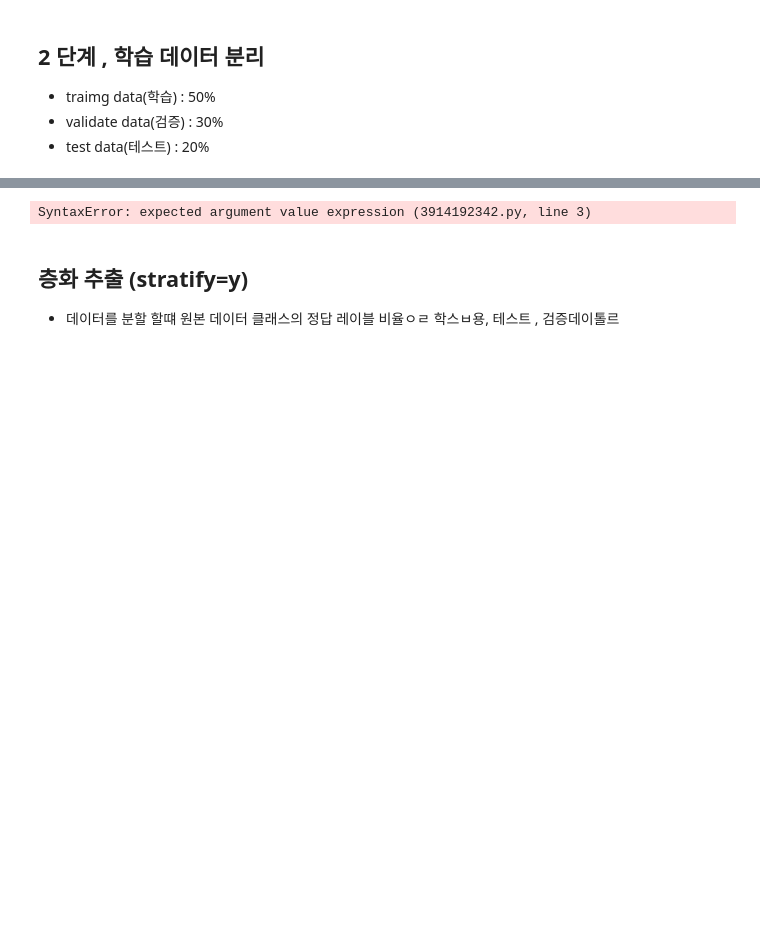
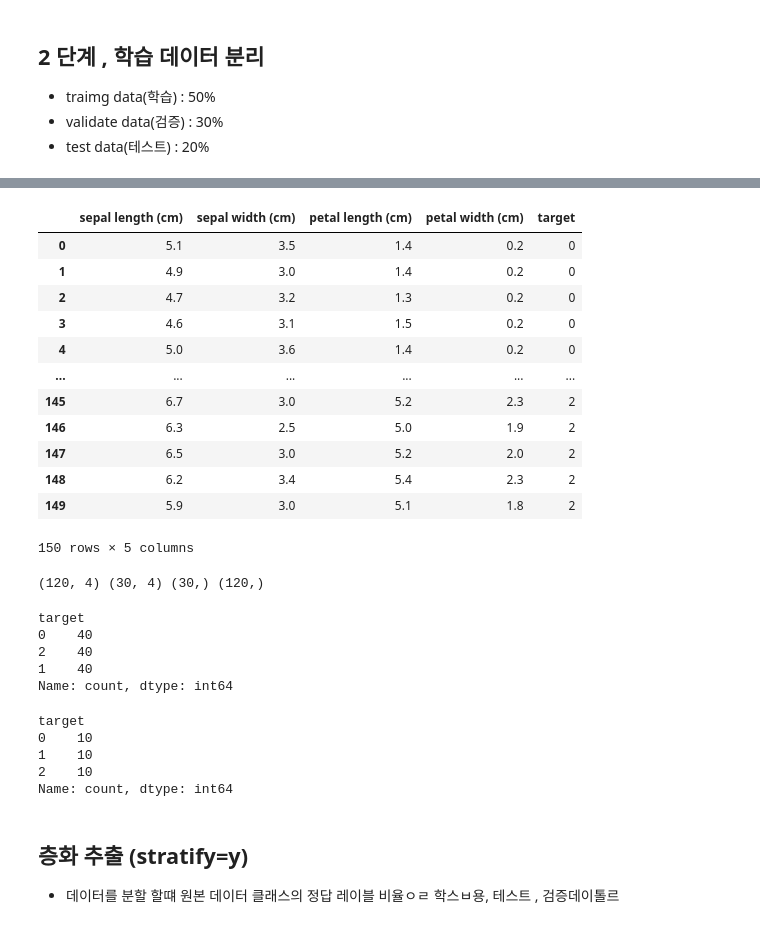
Before and after one commit to LEE0202020/study, a Jupyter notebook: 2. SVM(분류).ipynb, the cells around one changed output, grey strips where cells are left out. Saved outputs shown, nothing was run; the diff lists cells and outputs as text; code cells hidden in the pictures; blank space fills up the shorter version.

```diff
--- a/2. SVM(분류).ipynb
+++ b/2. SVM(분류).ipynb
@@ -110,12 +111,13 @@ Iris plants dataset
     conceptual clustering system finds 3 classes in the data.
   - Many, many more ...
 # %%
-data = iris["data"]
+# 보가 담긴 수치 데이터(Feature)를 가져옴
+data = iris["data"]   # "iris.data" 이렇게 가져와도 똑같음
 columns =  iris["feature_names"]
-tarfet = iris["target"]
-
+target = iris["target"]
+ # data를 pandas 표인 DataFrame으로 변환     # columns=columns: 각 열에 사람이 읽을 수 있는 컬럼명을 붙임
 iris_df = pd.DataFrame(data, columns=columns)
-iris_df.head()
+iris_df.head()     # .head()는 앞의 5개 행만 확인하는 함수
 # %% [output]
 |  | sepal length (cm) | sepal width (cm) | petal length (cm) | petal width (cm) |
 | 0 | 5.1 | 3.5 | 1.4 | 0.2 |
@@ -158,11 +183,58 @@ from sklearn.model_selection import train_test_split
+# %%
+# train_test_split(데이터, test_size=0.2, random_atate=2026)
+iris_df
+
+# 여러개 독립변수 (특성) -> 대문자 ,                         target: 종속변수 -> 소문자
+# %% [output]
+|  | sepal length (cm) | sepal width (cm) | petal length (cm) | petal width (cm) | target |
+| 0 | 5.1 | 3.5 | 1.4 | 0.2 | 0 |
+| 1 | 4.9 | 3.0 | 1.4 | 0.2 | 0 |
+| 2 | 4.7 | 3.2 | 1.3 | 0.2 | 0 |
+| 3 | 4.6 | 3.1 | 1.5 | 0.2 | 0 |
+| 4 | 5.0 | 3.6 | 1.4 | 0.2 | 0 |
+| ... | ... | ... | ... | ... | ... |
+| 145 | 6.7 | 3.0 | 5.2 | 2.3 | 2 |
+| 146 | 6.3 | 2.5 | 5.0 | 1.9 | 2 |
+| 147 | 6.5 | 3.0 | 5.2 | 2.0 | 2 |
+| 148 | 6.2 | 3.4 | 5.4 | 2.3 | 2 |
+| 149 | 5.9 | 3.0 | 5.1 | 1.8 | 2 |
+150 rows × 5 columns
+# %%
+# train_test_split(iris_df, test_size=0.2, random_state=2026)
+# train_test_split?
+
+# (가변매개변수=)*arrays: featurues, taget
+
+X = iris_df.drop("target", axis=1)        # 임력값
+y = iris_df["target"]                      # 맞춰야할 정답 값값
+
+X_train, X_test, y_train, y_test = train_test_split(X, y, test_size=0.2, random_state=2026, stratify=y)
+print(X_train.shape, X_test.shape, y_test.shape, y_train.shape)
+# %% [output]
+(120, 4) (30, 4) (30,) (120,)
+# %%
+X_train.value_counts()
+y_train.value_counts()
+# %% [output]
+target
+0    40
+2    40
+1    40
+Name: count, dtype: int64
+# %%
+y_test.value_counts()
+# %% [output]
+target
+0    10
+1    10
+2    10
+Name: count, dtype: int64
 # %%
 # train_test_split(데이터, test_size=0.2, )
-
-train_test_split (iris_df, test_size= )
+#
+# train_test_split (iris_df, test_size= )
 # stratify : 비율
 # y는 결과 ()
-# %% [output]
-SyntaxError: expected argument value expression (3914192342.py, line 3)
 # %% [markdown]
 ## 층화 추출 (stratify=y)
 
```
Also changed, not shown: parts of 18 cells of this notebook, 3 other files.
